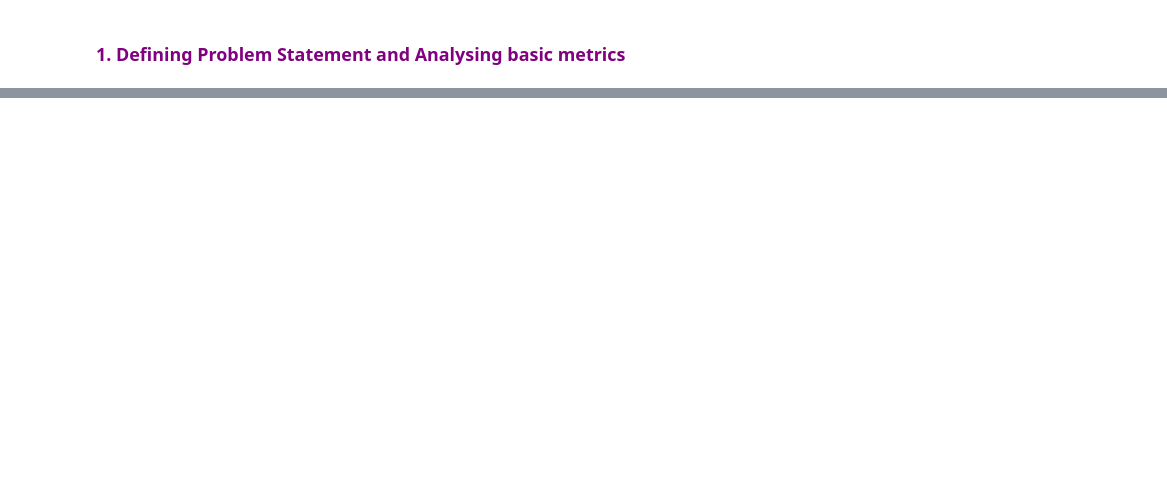
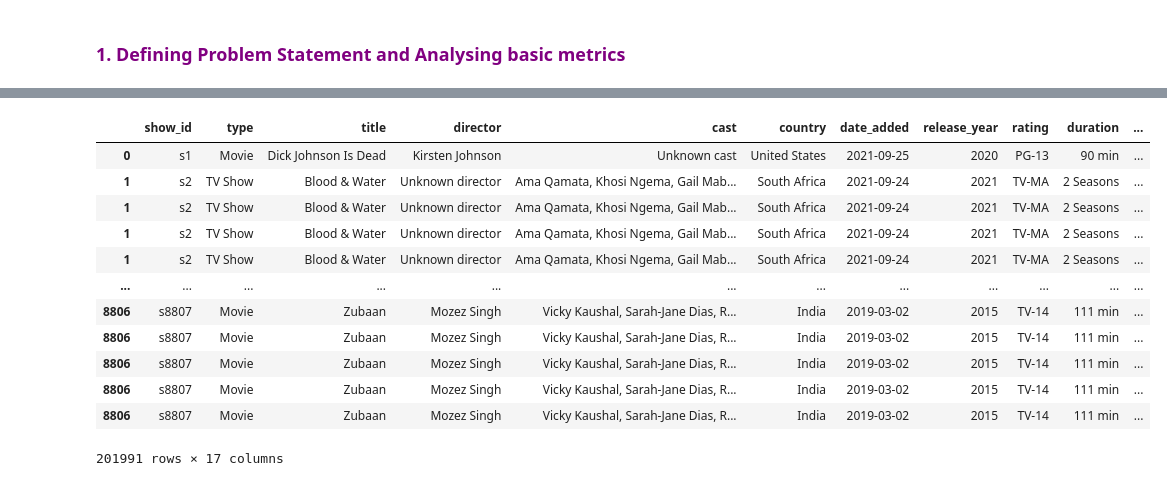
Before and after one commit to hemalatham236/Netflix--Data-Exploration-and-Visualisation, a Jupyter notebook: Netflix_Data_Exploration_and_Visualisation.ipynb, the cells around one changed output, grey strips where cells are left out. Drawn from its saved outputs; the diff is of its cells as text; code cells hidden in the pictures; blank space fills up the shorter version.

```diff
--- a/Netflix_Data_Exploration_and_Visualisation.ipynb
+++ b/Netflix_Data_Exploration_and_Visualisation.ipynb
@@ -44,0 +114,8 @@ df.describe(include = "object")
+# %%
+# fill null values with a specific values:
+df['director'].fillna("Unknown director",inplace=True)
+df['cast'].fillna("Unknown cast",inplace=True)
+df['country'].fillna("Unknown country",inplace=True)
+df['date_added'].fillna("January 1,1900",inplace=True)
+df['duration'].fillna("Unknown duration",inplace=True)
+df['rating'].fillna("Unknown rating",inplace=True)
@@ -44,0 +143,4 @@ df.describe(include = "object")
+# %%
+df["type"] = df["type"].astype("category")
+df["country"] = df["country"].astype("category")
+df["rating"] = df["rating"].astype("category")
@@ -44,0 +240,9 @@ df.describe(include = "object")
+# %%
+df["cast_split"] = df["cast"].str.split(", ")
+df = df.explode("cast_split")
+df["director_split"] = df["director"].str.split(", ")
+df = df.explode("director_split")
+df["country_split"] = df["country"].str.split(", ")
+df = df.explode("country_split")
+df['listed_in_split'] = df['listed_in'].str.split(', ')
+df = df.explode('listed_in_split')
@@ -44,0 +352,21 @@ df.describe(include = "object")
+# %%
+df['date_added'] = df['date_added'].str.replace(',', ', ', regex=False)  # Ensure space after comma
+df['date_added'] = df['date_added'].str.replace('  ', ' ', regex=False)  # Remove double spaces
+df['date_added'] = pd.to_datetime(df['date_added'], format='%B %d, %Y', errors='coerce')
+df['week_added'] = df['date_added'].dt.strftime('%Y-%U')
+# %%
+df
+# %% [output]
+|  | show_id | type | title | director | cast | country | date_added | release_year | rating | duration | ... |
+| 0 | s1 | Movie | Dick Johnson Is Dead | Kirsten Johnson | Unknown cast | United States | 2021-09-25 | 2020 | PG-13 | 90 min | ... |
+| 1 | s2 | TV Show | Blood & Water | Unknown director | Ama Qamata, Khosi Ngema, Gail Mab... | South Africa | 2021-09-24 | 2021 | TV-MA | 2 Seasons | ... |
+| 1 | s2 | TV Show | Blood & Water | Unknown director | Ama Qamata, Khosi Ngema, Gail Mab... | South Africa | 2021-09-24 | 2021 | TV-MA | 2 Seasons | ... |
+| 1 | s2 | TV Show | Blood & Water | Unknown director | Ama Qamata, Khosi Ngema, Gail Mab... | South Africa | 2021-09-24 | 2021 | TV-MA | 2 Seasons | ... |
+| 1 | s2 | TV Show | Blood & Water | Unknown director | Ama Qamata, Khosi Ngema, Gail Mab... | South Africa | 2021-09-24 | 2021 | TV-MA | 2 Seasons | ... |
+| ... | ... | ... | ... | ... | ... | ... | ... | ... | ... | ... | ... |
+| 8806 | s8807 | Movie | Zubaan | Mozez Singh | Vicky Kaushal, Sarah-Jane Dias, R... | India | 2019-03-02 | 2015 | TV-14 | 111 min | ... |
+| 8806 | s8807 | Movie | Zubaan | Mozez Singh | Vicky Kaushal, Sarah-Jane Dias, R... | India | 2019-03-02 | 2015 | TV-14 | 111 min | ... |
+| 8806 | s8807 | Movie | Zubaan | Mozez Singh | Vicky Kaushal, Sarah-Jane Dias, R... | India | 2019-03-02 | 2015 | TV-14 | 111 min | ... |
+| 8806 | s8807 | Movie | Zubaan | Mozez Singh | Vicky Kaushal, Sarah-Jane Dias, R... | India | 2019-03-02 | 2015 | TV-14 | 111 min | ... |
+| 8806 | s8807 | Movie | Zubaan | Mozez Singh | Vicky Kaushal, Sarah-Jane Dias, R... | India | 2019-03-02 | 2015 | TV-14 | 111 min | ... |
+201991 rows × 17 columns
```
Also changed, not shown: parts of 36 cells of this notebook, 2 other files.
